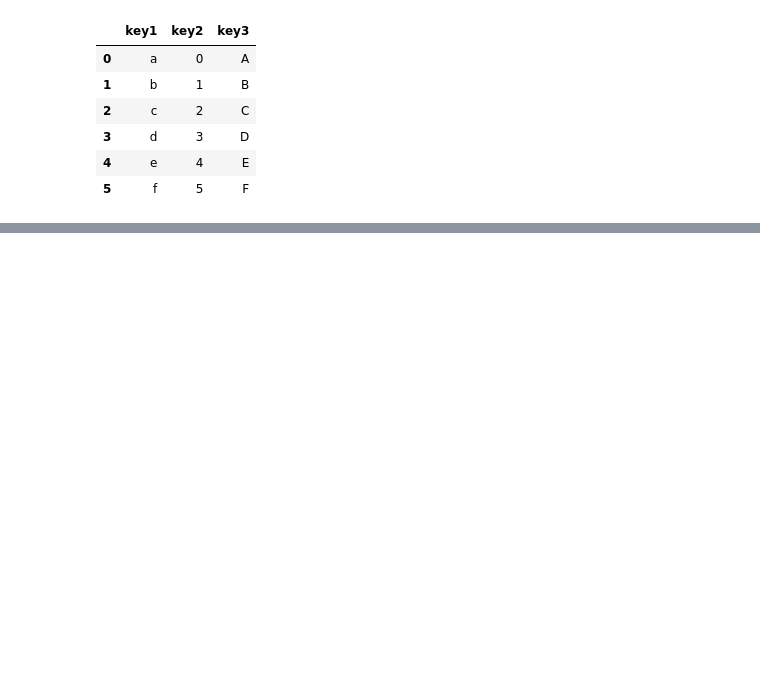
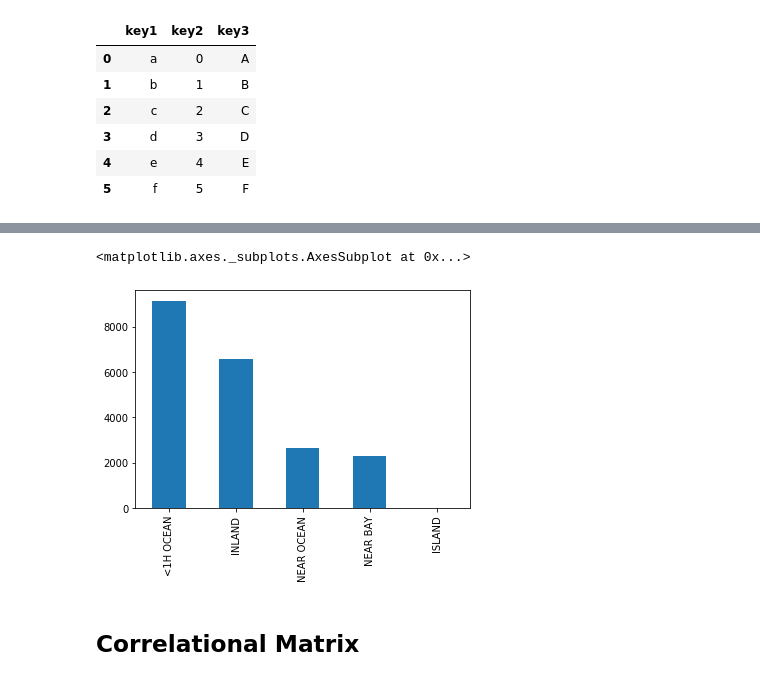
Before and after one commit to ayushsoni9784/py_class, a Jupyter notebook: Errors, Exceptions, Pandas and NumPy.ipynb, the cells around one changed output, grey strips where cells are left out. Cells and saved outputs as stored; diff of their text form; code cells hidden in the pictures; blank space fills up the shorter version.

```diff
--- a/Errors, Exceptions, Pandas and NumPy.ipynb
+++ b/Errors, Exceptions, Pandas and NumPy.ipynb
@@ -486,0 +833,7 @@ df.to_csv('df_from_sc.csv')
+# %%
+df['ocean_proximity'].value_counts().plot.bar()
+# %% [output]
+<matplotlib.axes._subplots.AxesSubplot at 0x...>
+[figure, added]
+# %% [markdown]
+## Correlational Matrix
```
Also changed, not shown: parts of 78 cells of this notebook.
